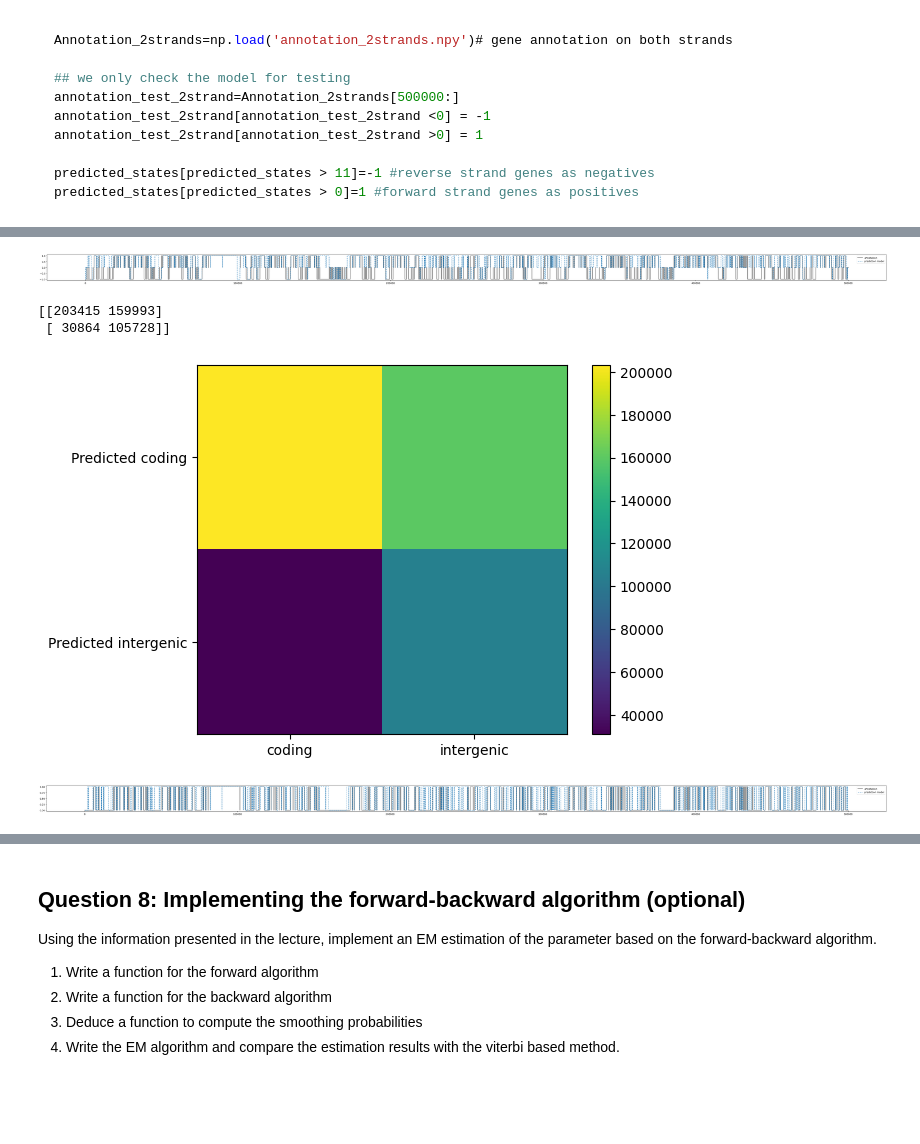
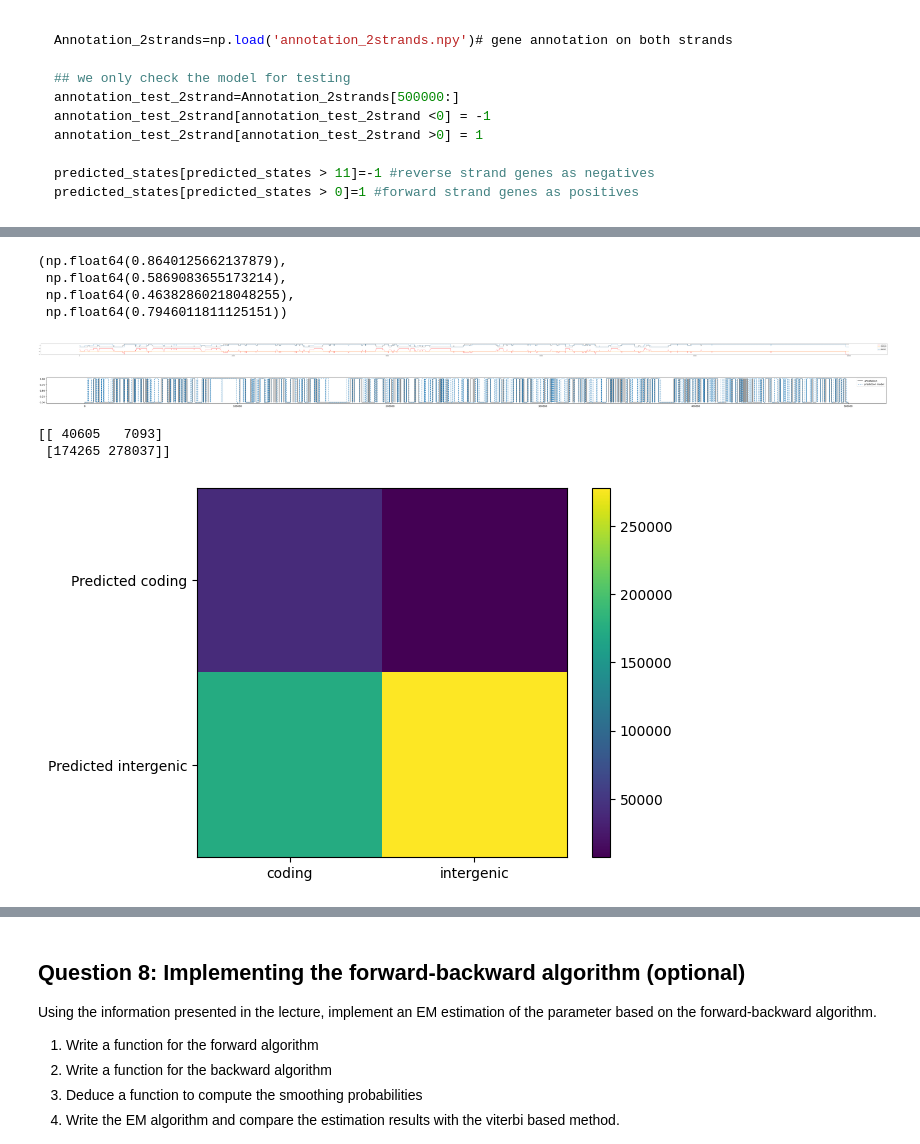
Before and after one commit to Jynns/AppliedPML_GroupA, a Jupyter notebook: assignement-geneprediction/HMM_Gene_prediction.ipynb, the cells around one changed output, grey strips where cells are left out. Cells and saved outputs as stored; diff of their text form; code cells hidden in the pictures; blank space fills up the shorter version.

```diff
--- a/assignement-geneprediction/HMM_Gene_prediction.ipynb
+++ b/assignement-geneprediction/HMM_Gene_prediction.ipynb
@@ -724,3 +738,24 @@ annotation_test_2strand[annotation_test_2strand >0] = 1
 
 predicted_states3[predicted_states3 > 11]=-1 #reverse strand genes as negatives
 predicted_states3[predicted_states3 > 0]=1 #forward strand genes as positives
+# %%
+reduced_annotation_test = annotation_test_2strand.copy()
+reduced_annotation_test[reduced_annotation_test == -1] = 0
+reduced_predicted_states3 = predicted_states3.copy()
+reduced_predicted_states3[reduced_predicted_states3 == -1] = 0
+
+mat_conf=create_confusion_matrix(reduced_annotation_test, reduced_predicted_states3)
+plt.imshow(mat_conf)
+plt.colorbar()
+ax = plt.gca()
+
+# Major ticks
+ax.set_xticks(np.arange(0, 2, 1))
+ax.set_yticks(np.arange(0, 2, 1))
+
+# Labels for major ticks
+ax.set_xticklabels(['coding','intergenic'])
+ax.set_yticklabels(['Predicted coding','Predicted intergenic'])
+
+print(mat_conf)
+plt.show()
@@ -727,47 +766,59 @@ predicted_states3[predicted_states3 > 0]=1 #forward strand genes as positives
+# %%
+recall_precision( mat_conf)
+# %% [output]
+(np.float64(0.8640125662137879),
+ np.float64(0.5869083655173214),
+ np.float64(0.46382860218048255),
+ np.float64(0.7946011811125151))
+# %%
+
+
+##Then we will print for each genomic position if it is a coding or a non coding position using the true annotations and add the prediction on that.
+subindex = 100000
+fig, ax = plt.subplots(figsize=(150,2))
+ax.plot(predicted_states3[:subindex] - annotation_test_2strand[:subindex] - 4, label="subtraction", lw=3, color="red", alpha=.4)
+ax.plot(np.zeros(subindex) - 4, label="subtraction", lw=3, color="orange", alpha=.4)
+ax.plot(annotation_test_2strand[:subindex], label="annotation", lw=3, color="black", alpha=.4)
+ax.plot(predicted_states3[:subindex], label="prediction", ls="--")
+plt.legend(loc="best")
+plt.show()
+# %% [output]
+[figure, added]
 # %%
 subindex = 500000
 
 fig, ax = plt.subplots(figsize=(64,2))
-ax.plot(annotation_test_2strand[:subindex], label="annotation", lw=3, color="black", alpha=.4)
-ax.plot(predicted_states3[:subindex], label="prediction model", ls="--")
+ax.plot(reduced_annotation_test[:subindex], label="annotation", lw=3, color="black", alpha=.4)
+ax.plot(reduced_predicted_states3[:subindex], label="prediction model", ls="--")
 
 plt.legend(loc="best")
 plt.show()
 # %% [output]
-[figure, old version]
+[figure, new version]
 # %%
-reduced_annotation_test = annotation_test_2strand
-reduced_annotation_test[reduced_annotation_test == -1] = 0
-reduced_predicted_states2 = predicted_states2
-reduced_predicted_states2[reduced_predicted_states2 == -1] = 0
+"""reduced_annotation_test = annotation_test_2strand.copy()
+reduced_annotation_test[reduced_annotation_test == 1] = 0
+reduced_annotation_test[reduced_annotation_test == -1        = 1
+reduced_predicted_states3 = predicted_states3.copy()
+reduced_predicted_states3[reduced_predicted_states3 == 1] = 0
+reduced_predicted_states3[reduced_predicted_states3 == -1] = 1
 
-mat_conf=create_confusion_matrix(reduced_annotation_test, reduced_predicted_states2)
+mat_conf=create_confusion_matrix(reduced_annotation_test, reduced_predicted_states3)
 plt.imshow(mat_conf)
 plt.colorbar()
 ax = plt.gca()
 
 # Major ticks
 ax.set_xticks(np.arange(0, 2, 1))
 ax.set_yticks(np.arange(0, 2, 1))
 
 # Labels for major ticks
 ax.set_xticklabels(['coding','intergenic'])
 ax.set_yticklabels(['Predicted coding','Predicted intergenic'])
 
 print(mat_conf)
-plt.show()
+plt.show()"""
 # %% [output]
-[[203415 159993]
- [ 30864 105728]]
+[[ 40605   7093]
+ [174265 278037]]
-[figure, old version]
+[figure, new version]
-# %%
-subindex = 500000
-
-fig, ax = plt.subplots(figsize=(64,2))
-ax.plot(reduced_annotation_test[:subindex], label="annotation", lw=3, color="black", alpha=.4)
-ax.plot(reduced_predicted_states2[:subindex], label="prediction model", ls="--")
-
-plt.legend(loc="best")
-plt.show()
-# %% [output]
-[figure, removed]
```
Also changed, not shown: parts of 14 cells of this notebook.
